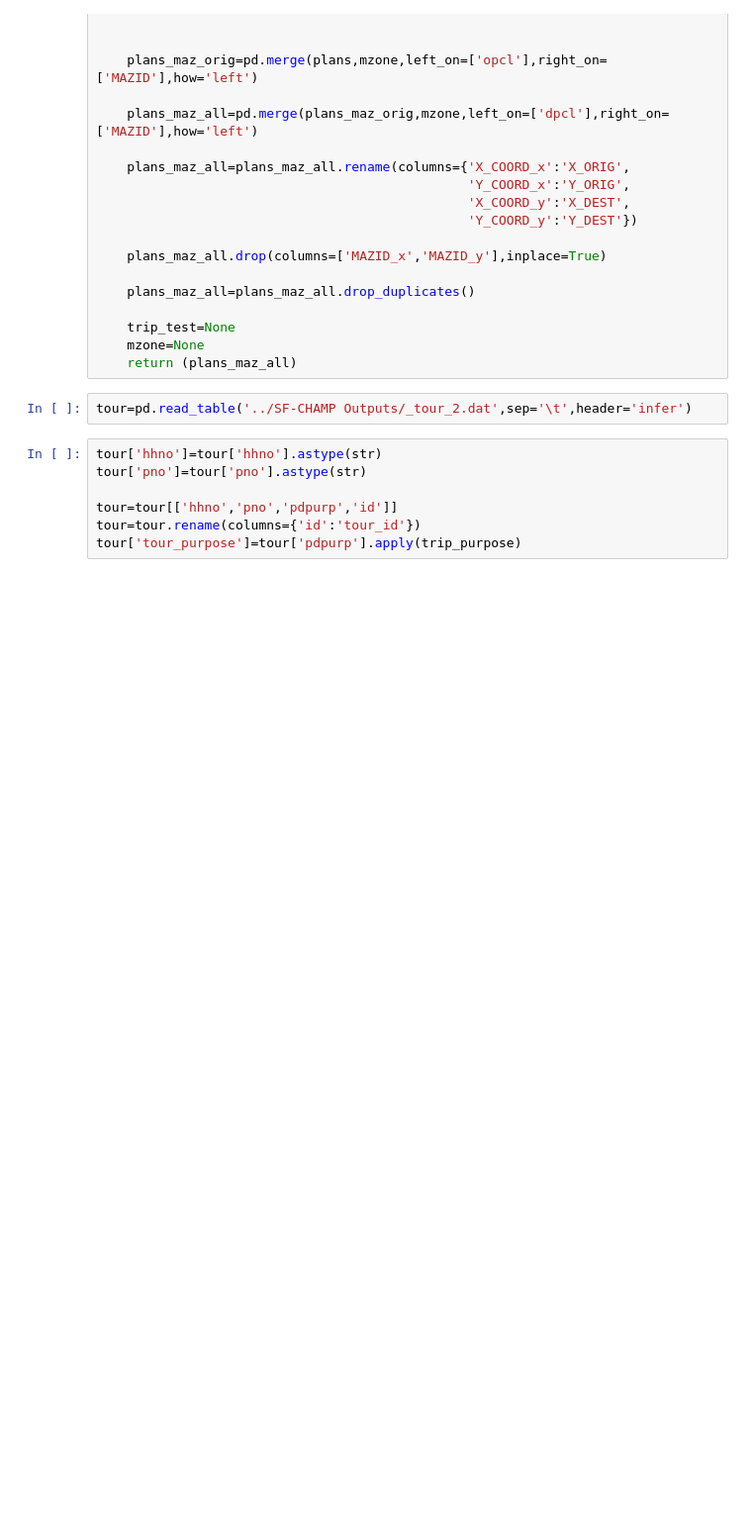
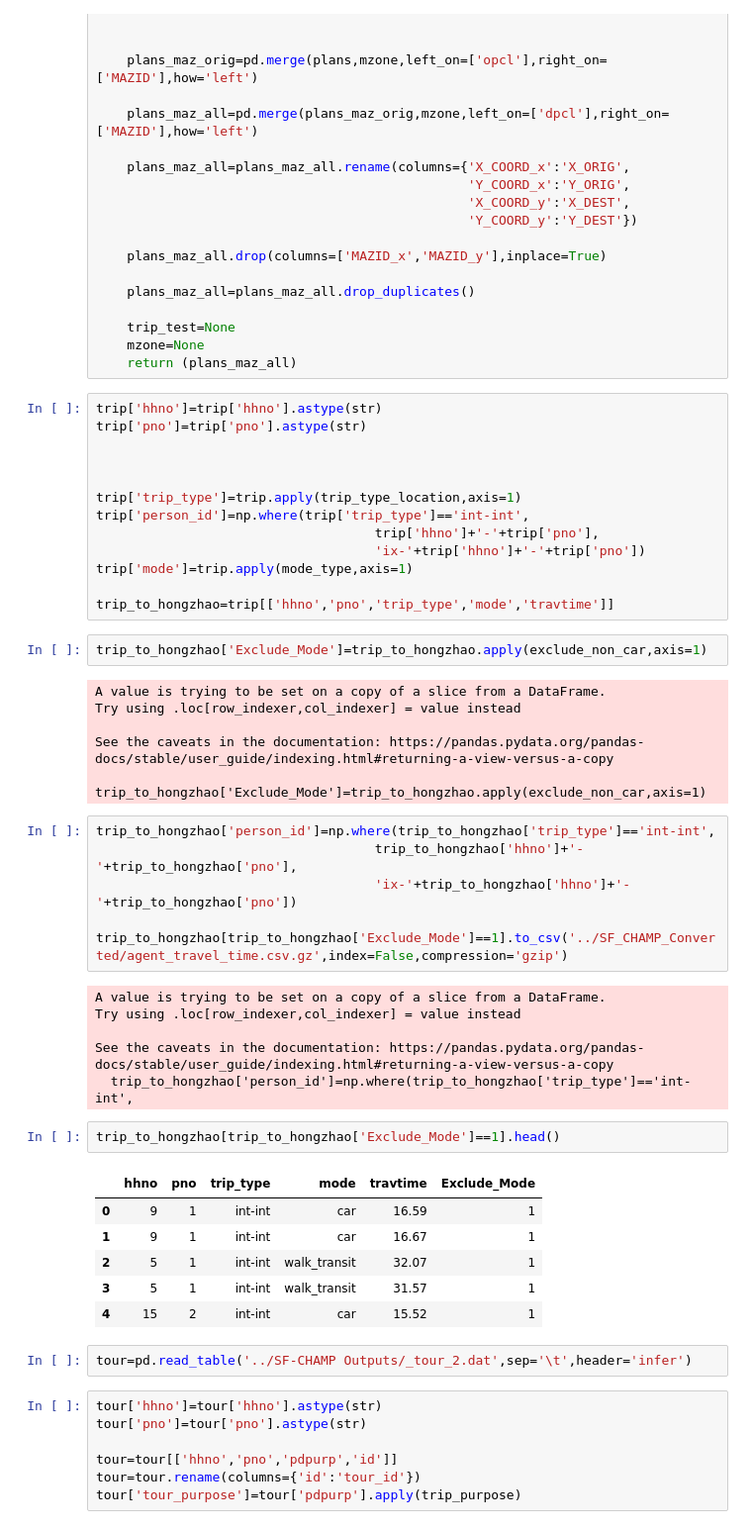
Before and after one commit to tscore-utc/scenarios, a Jupyter notebook: convert/Script/01 SF-CHAMP Trips to MATSim IX Trips.ipynb, the cells around one changed output. Shown at 99% size. Saved outputs shown, nothing was run; the diff lists cells and outputs as text; blank space fills up the shorter version.

Commit message:
Agent Travel Times

```diff
--- a/convert/Script/01 SF-CHAMP Trips to MATSim IX Trips.ipynb
+++ b/convert/Script/01 SF-CHAMP Trips to MATSim IX Trips.ipynb
@@ -264,6 +264,48 @@ def data_cleanup(trip_test,mzone):
     trip_test=None
     mzone=None
     return (plans_maz_all)
+# %%
+trip['hhno']=trip['hhno'].astype(str)
+trip['pno']=trip['pno'].astype(str)
+
+
+
+trip['trip_type']=trip.apply(trip_type_location,axis=1)
+trip['person_id']=np.where(trip['trip_type']=='int-int',
+                                    trip['hhno']+'-'+trip['pno'],
+                                    'ix-'+trip['hhno']+'-'+trip['pno'])
+trip['mode']=trip.apply(mode_type,axis=1)
+
+trip_to_hongzhao=trip[['hhno','pno','trip_type','mode','travtime']]
+# %%
+trip_to_hongzhao['Exclude_Mode']=trip_to_hongzhao.apply(exclude_non_car,axis=1)
+# %% [output]
+A value is trying to be set on a copy of a slice from a DataFrame.
+Try using .loc[row_indexer,col_indexer] = value instead
+
+See the caveats in the documentation: https://pandas.pydata.org/pandas-docs/stable/user_guide/indexing.html#returning-a-view-versus-a-copy
+  trip_to_hongzhao['Exclude_Mode']=trip_to_hongzhao.apply(exclude_non_car,axis=1)
+# %%
+trip_to_hongzhao['person_id']=np.where(trip_to_hongzhao['trip_type']=='int-int',
+                                    trip_to_hongzhao['hhno']+'-'+trip_to_hongzhao['pno'],
+                                    'ix-'+trip_to_hongzhao['hhno']+'-'+trip_to_hongzhao['pno'])
+
+trip_to_hongzhao[trip_to_hongzhao['Exclude_Mode']==1].to_csv('../SF_CHAMP_Converted/agent_travel_time.csv.gz',index=False,compression='gzip')
+# %% [output]
+A value is trying to be set on a copy of a slice from a DataFrame.
+Try using .loc[row_indexer,col_indexer] = value instead
+
+See the caveats in the documentation: https://pandas.pydata.org/pandas-docs/stable/user_guide/indexing.html#returning-a-view-versus-a-copy
+  trip_to_hongzhao['person_id']=np.where(trip_to_hongzhao['trip_type']=='int-int',
+# %%
+trip_to_hongzhao[trip_to_hongzhao['Exclude_Mode']==1].head()
+# %% [output]
+|  | hhno | pno | trip_type | mode | travtime | Exclude_Mode |
+| 0 | 9 | 1 | int-int | car | 16.59 | 1 |
+| 1 | 9 | 1 | int-int | car | 16.67 | 1 |
+| 2 | 5 | 1 | int-int | walk_transit | 32.07 | 1 |
+| 3 | 5 | 1 | int-int | walk_transit | 31.57 | 1 |
+| 4 | 15 | 2 | int-int | car | 15.52 | 1 |
 # %%
 tour=pd.read_table('../SF-CHAMP Outputs/_tour_2.dat',sep='\t',header='infer')
 # %%
```
Also changed, not shown: 1 other file.
